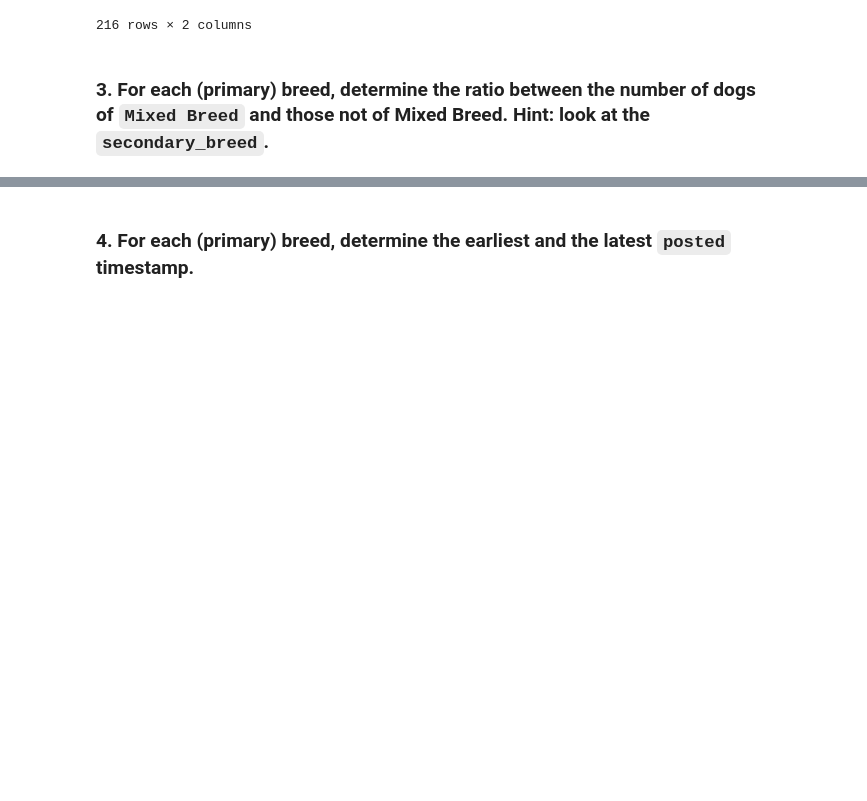
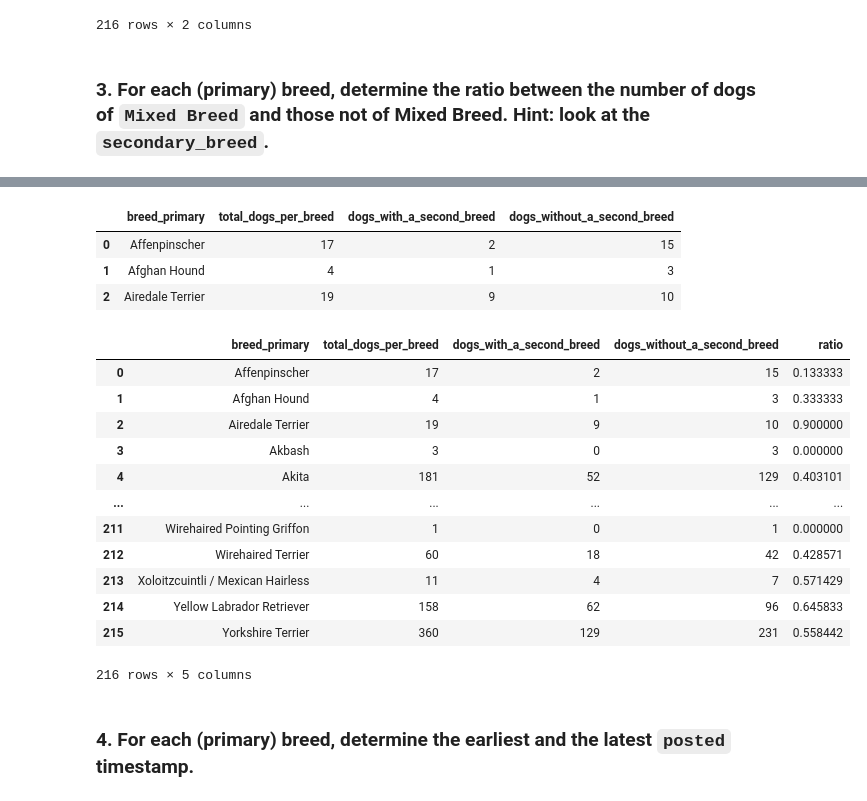
Before and after one commit to Davide99o/Progetto, a Jupyter notebook: progetto modificato.ipynb, the cells around one changed output, grey strips where cells are left out. Cells and saved outputs as stored; diff of their text form; code cells hidden in the pictures; blank space fills up the shorter version.

```diff
--- a/progetto modificato.ipynb
+++ b/progetto modificato.ipynb
@@ -224,0 +101,5 @@ all
+# %%
+# we group the dogs by breed primary and then we count the amount of dogs for each breed primary. We rename the column with the count
+breed_primary = dogs.groupby(['breed_primary'], as_index = False). count()[['breed_primary', 'id']]
+breed_primary.rename(columns={'id':'total_dogs_per_breed'}, inplace=True)
+breed_primary
@@ -224,0 +120,5 @@ all
+# %%
+# grouping the dogs by breed primary, now we compute for each breed primary the amount of dogs that has a second breed
+breed_secondary=dogs.groupby(['breed_primary'], as_index=False).count()[['breed_primary','breed_secondary']]
+breed_secondary.rename(columns={'breed_secondary':'dogs_with_a_second_breed'}, inplace=True)
+breed_secondary
@@ -225,3 +139,33 @@ all
+# %%
+# now we just merge the two tables
+joined=pd.merge(breed_primary, breed_secondary, left_on='breed_primary', right_on='breed_primary')
+# %%
+# now we compute the difference between the total amount of dogs and the number of the ones with a second breed
+joined['dogs_without_a_second_breed']=joined['total_dogs_per_breed']-joined['dogs_with_a_second_breed']
+joined.head(3)
+# %% [output]
+|  | breed_primary | total_dogs_per_breed | dogs_with_a_second_breed | dogs_without_a_second_breed |
+| 0 | Affenpinscher | 17 | 2 | 15 |
+| 1 | Afghan Hound | 4 | 1 | 3 |
+| 2 | Airedale Terrier | 19 | 9 | 10 |
+# %%
+# finally, we compute the ratio among 'dogs_with_a_second_breed' and 'dogs_without_a_second_breed' columns.
+joined['ratio']=joined['dogs_with_a_second_breed']/joined['dogs_without_a_second_breed']
+joined
+# %% [output]
+|  | breed_primary | total_dogs_per_breed | dogs_with_a_second_breed | dogs_without_a_second_breed | ratio |
+| 0 | Affenpinscher | 17 | 2 | 15 | 0.133333 |
+| 1 | Afghan Hound | 4 | 1 | 3 | 0.333333 |
+| 2 | Airedale Terrier | 19 | 9 | 10 | 0.900000 |
+| 3 | Akbash | 3 | 0 | 3 | 0.000000 |
+| 4 | Akita | 181 | 52 | 129 | 0.403101 |
+| ... | ... | ... | ... | ... | ... |
+| 211 | Wirehaired Pointing Griffon | 1 | 0 | 1 | 0.000000 |
+| 212 | Wirehaired Terrier | 60 | 18 | 42 | 0.428571 |
+| 213 | Xoloitzcuintli / Mexican Hairless | 11 | 4 | 7 | 0.571429 |
+| 214 | Yellow Labrador Retriever | 158 | 62 | 96 | 0.645833 |
+| 215 | Yorkshire Terrier | 360 | 129 | 231 | 0.558442 |
+216 rows × 5 columns
 # %% [markdown]
 ### 4. For each (primary) breed, determine the earliest and the latest `posted` timestamp.
 # %%
```
Also changed, not shown: parts of 37 cells of this notebook.
